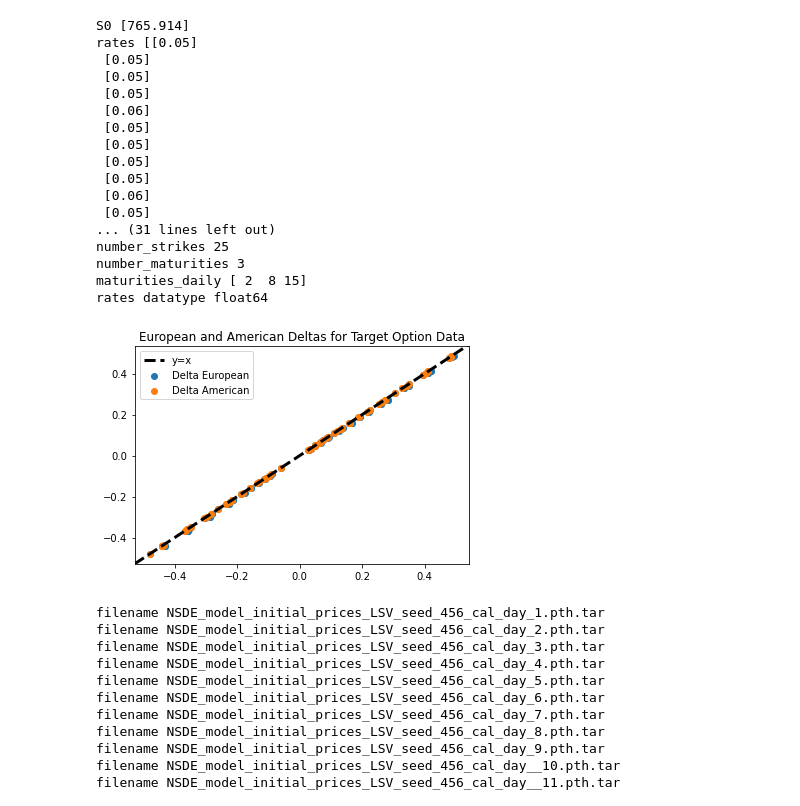
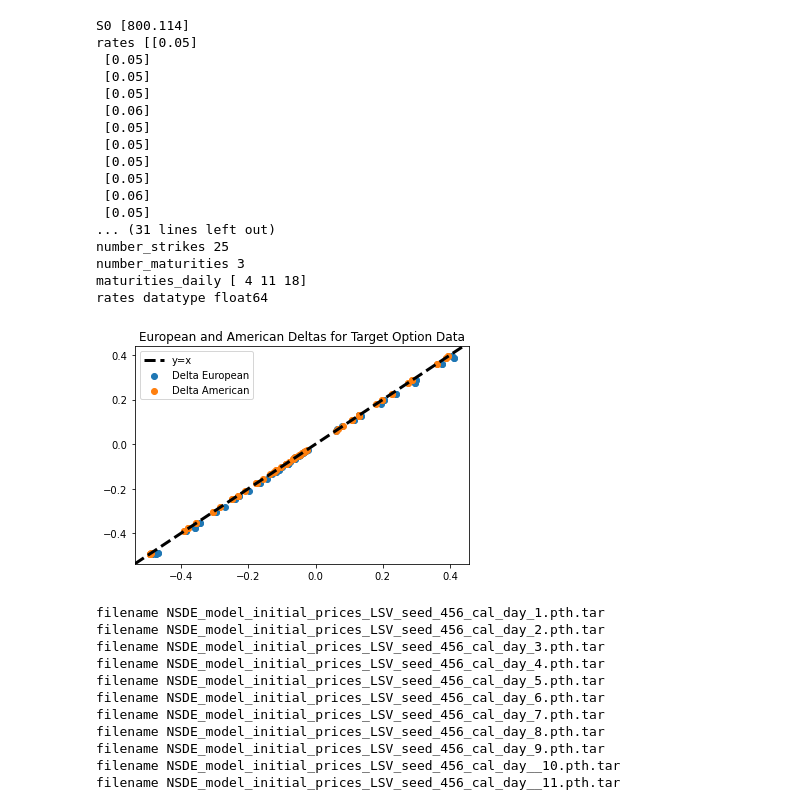
Before and after one commit to msabvid/robust_nsde, a Jupyter notebook: nsde_2021_calibrations/GOOG_IV_curves/Process_data.ipynb, the cells around one changed output. Saved outputs shown, nothing was run; the diff lists cells and outputs as text; code cells hidden in the pictures.

```diff
--- a/nsde_2021_calibrations/GOOG_IV_curves/Process_data.ipynb
+++ b/nsde_2021_calibrations/GOOG_IV_curves/Process_data.ipynb
@@ -13,7 +13,7 @@ import os
 os.chdir(r'C:\Users\s0837263\Desktop\Plots_Robust_SDEs\GOOG_data')
 # %%
 # get data for each calibration
-cal_day = 0 # choose calibration day 0,1,2,...,10
+cal_day = 2 # choose calibration day 0,1,2,...,10
 GOOG_ALL = scipy.io.loadmat('GOOG_S0.mat')['GOOG_S0']/1
 np.save('GOOG_ALL.npy',GOOG_ALL)
 #print('GOOG all', GOOG_ALL)
@@ -78,36 +78,36 @@ for k in range(0,number_maturities):
 #print('target_prices',target_prices) # calculated from market IV deltas
 np.save('target_prices.npy',target_prices)
 #print('deltas',deltas) # to check if those are matched closely by the market deltas
 #print('deltas market', delta_market)
 #print('delta diff', delta_market-deltas)
 
 plt.scatter(deltas, delta_market,label='Delta European')
 plt.scatter(delta_market, delta_market,label='Delta American')
 xpoints = ypoints = plt.xlim()
 plt.plot(xpoints, ypoints, linestyle='--', color='k', lw=3, scalex=False, scaley=False,label='y=x')
 plt.title('European and American Deltas for Target Option Data')
 plt.legend()
 #plt.savefig("deltas.pdf")
 plt.show()
 # %% [output]
-S0 [765.914]
+S0 [800.114]
 rates [[0.05]
  [0.05]
  [0.05]
  [0.05]
  [0.06]
  [0.05]
  [0.05]
  [0.05]
  [0.05]
  [0.06]
  [0.05]
 ... (31 lines left out)
 number_strikes 25
 number_maturities 3
-maturities_daily [ 2  8 15]
+maturities_daily [ 4 11 18]
 rates datatype float64
-[figure, old version]
+[figure, new version]
 # %%
 model_IV_fit = np.zeros_like(scipy.io.loadmat('IV_target.mat')['IV_blend_smooth'][0:12,:,:]/1)
 model_IV_fit_previous = np.zeros_like(scipy.io.loadmat('IV_target.mat')['IV_blend_smooth'][0:12,:,:]/1)
```
Also changed, not shown: 47 other files.
